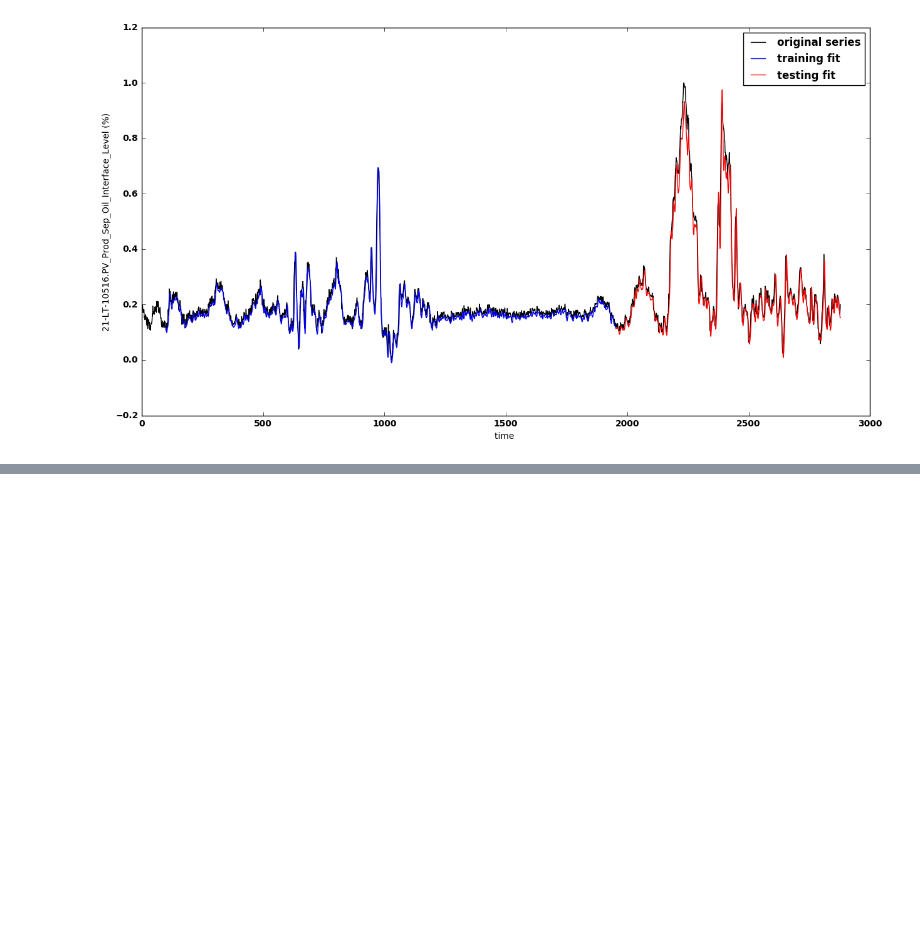
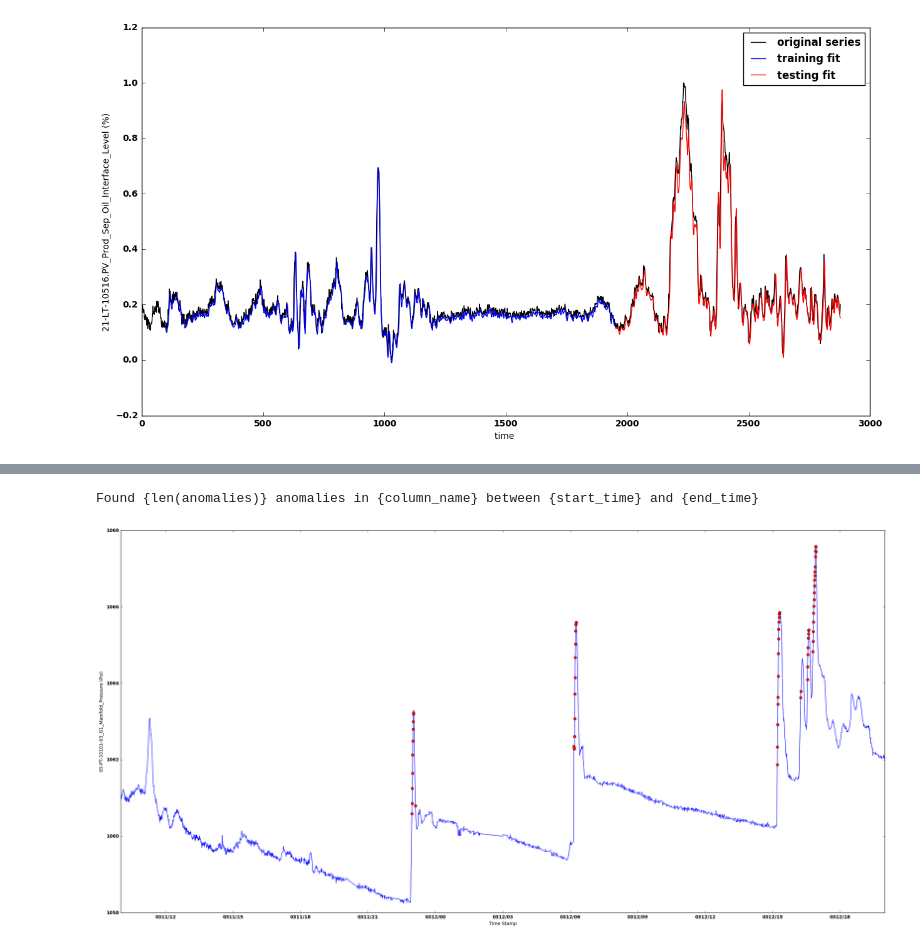
Before and after one commit to HoustonJ2013/unu_bhp_2018, a Jupyter notebook: jl/anomaly_detection_jl_test.ipynb, the cells around one changed output, grey strips where cells are left out. Cells and saved outputs as stored; diff of their text form; code cells hidden in the pictures; blank space fills up the shorter version.

```diff
--- a/jl/anomaly_detection_jl_test.ipynb
+++ b/jl/anomaly_detection_jl_test.ipynb
@@ -94 +95,17 @@ Epoch 00060: val_loss improved from 0.00035 to 0.00033, saving model to /media/c
+# %%
+anomalies = anomaly_detection2.find_anomaly(error_level=0.15)
+if anomalies.any():
+    print("Found {len(anomalies)} anomalies in {column_name} between {start_time} and {end_time}")
+    fig, ax = plt.subplots(figsize=(30,15))
+    x = np.asarray(file_df[time_range]['Time'])
+    y = np.asarray(time_series)
+    ax.plot(x, y, color='b')
+    for i in anomalies:
+        ax.plot(x[i],y[i],'ro')
+        ax.xaxis.set_major_formatter(datefmt)
+    plt.xlabel('Time Stamp')
+    plt.ylabel(column_name)
+# %% [output]
+Found {len(anomalies)} anomalies in {column_name} between {start_time} and {end_time}
+[figure, added]
 # %%
```
Also changed, not shown: parts of 3 cells of this notebook.
